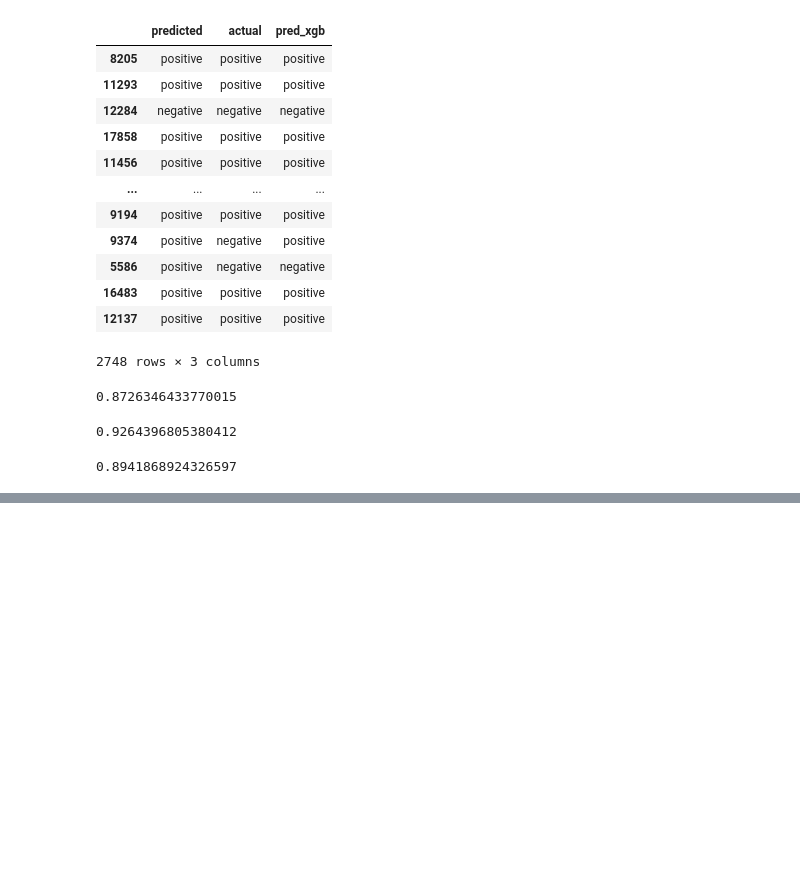
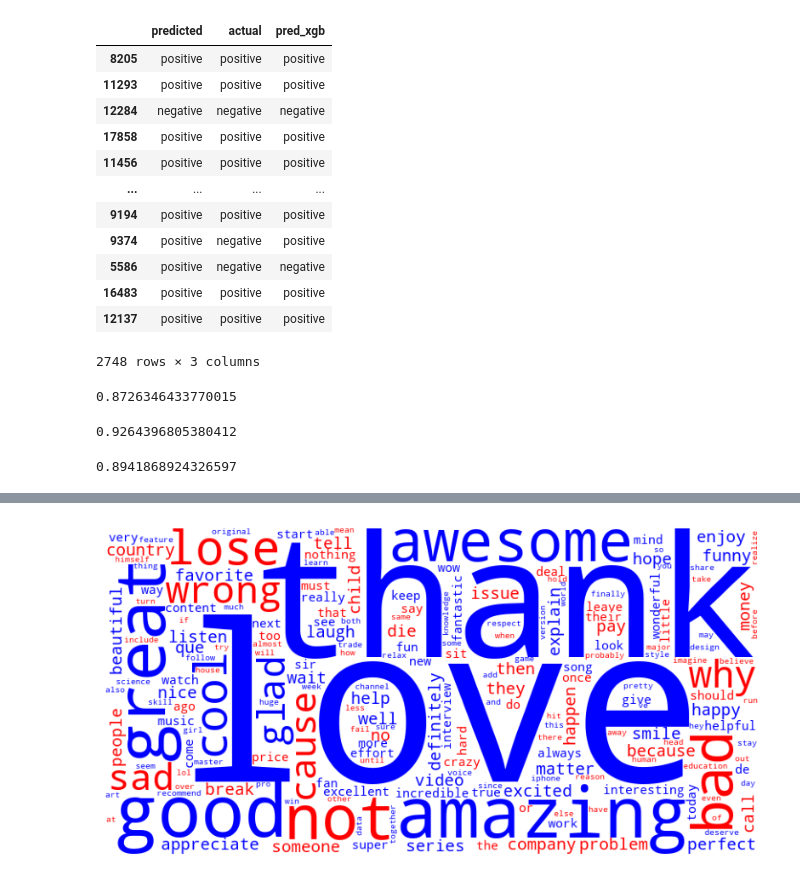
Before and after one commit to gandreguetto/youtube_comments_sentiment, a Jupyter notebook: youtube_comments.ipynb, the cells around one changed output, grey strips where cells are left out. Saved outputs shown, nothing was run; the diff lists cells and outputs as text; code cells hidden in the pictures; blank space fills up the shorter version.

Commit message:
wordcloud

```diff
--- a/youtube_comments.ipynb
+++ b/youtube_comments.ipynb
@@ -308 +310,25 @@ coef_df
 500 rows × 2 columns
+# %%
+word_coeff = dict(zip(coef_df['Feature'], abs(coef_df['Coefficient'])))
+# %%
+#wordcloud = WordCloud(width=800, height=400, background_color='white', colormap='coolwarm',
+#                      relative_scaling=0.5).generate_from_frequencies(word_coeff)
+wordcloud = WordCloud(width=800, height=400, background_color='white', colormap='coolwarm').generate_from_frequencies(word_coeff)
+
+# Define a function to color words based on their sign
+def color_func(word, font_size, position, orientation, random_state=None, **kwargs):
+    if coef_df.loc[coef_df['Feature'] == word, 'Coefficient'].values[0] > 0:
+        return 'blue'  # Positive words in green
+    else:
+        return 'red'  # Negative words in red
+
+# Apply the custom coloring
+wordcloud.recolor(color_func=color_func)
+
+# Display the word cloud
+plt.figure(figsize=(10, 5))
+plt.imshow(wordcloud)#, interpolation='bilinear')
+plt.axis('off')
+plt.show()
+# %% [output]
+[figure, added]
```
Also changed, not shown: parts of 15 cells of this notebook.
